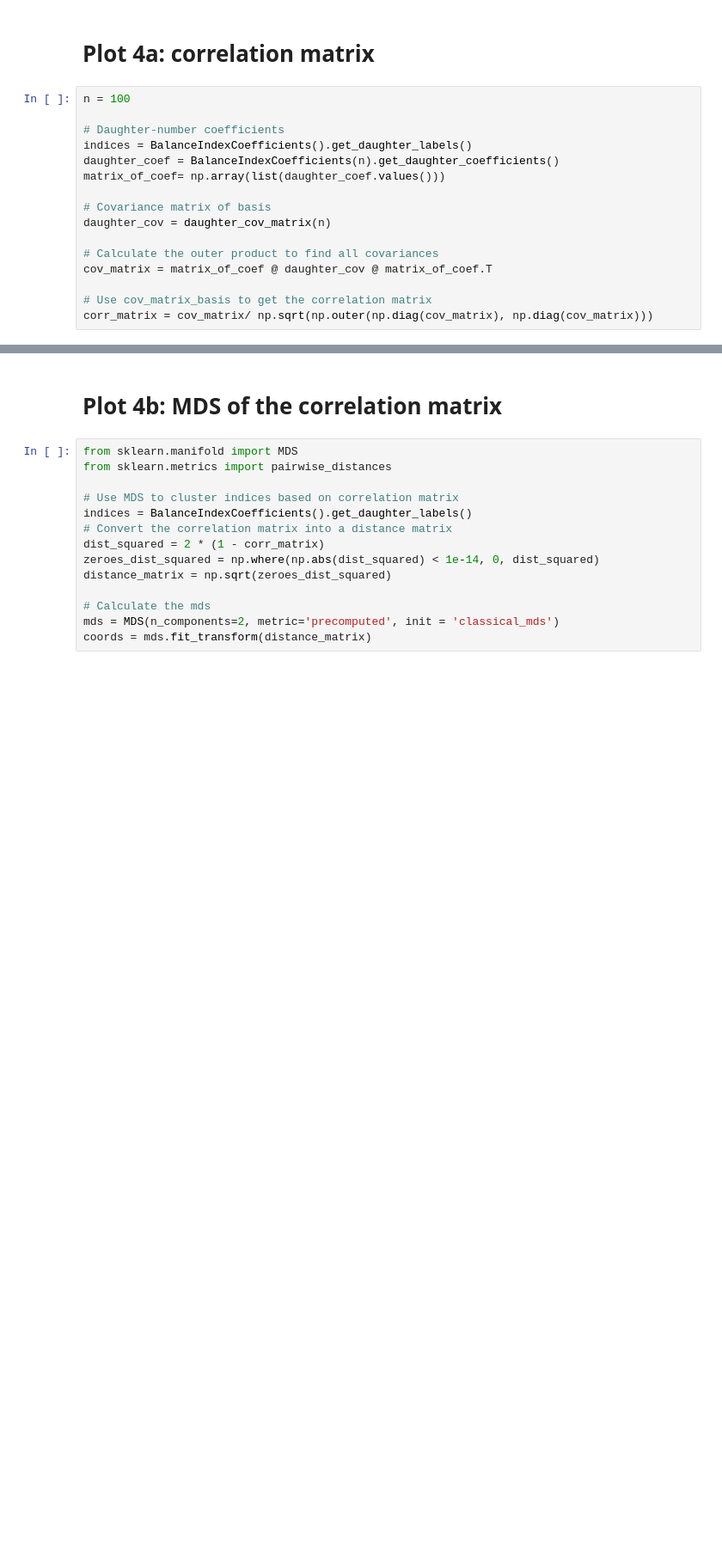
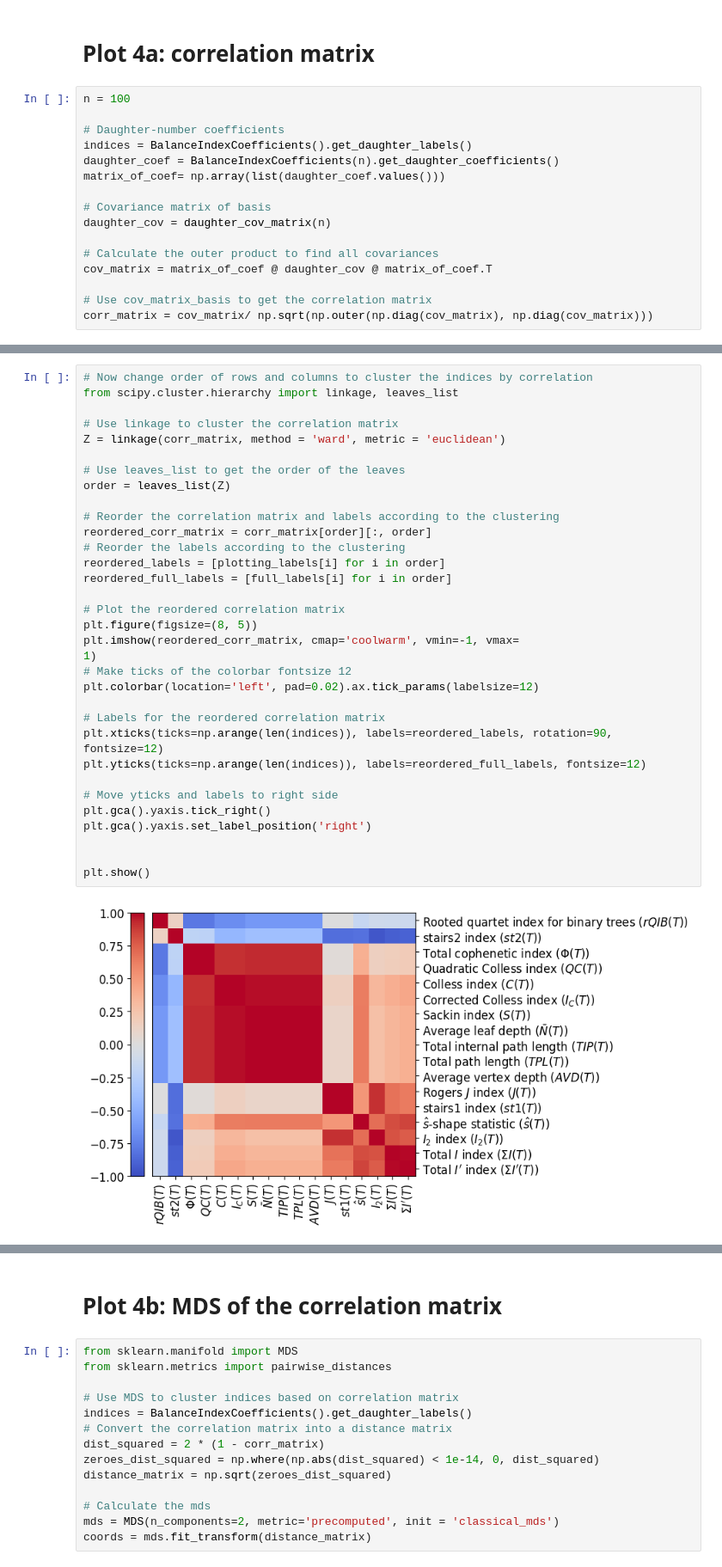
Before and after one commit to dbauman18/phylogenetic_basis_statistics, a Jupyter notebook: notebooks/plot_figures.ipynb, the cells around one changed output, grey strips where cells are left out. Shown at 86% size. Saved outputs shown, nothing was run; the diff lists cells and outputs as text; blank space fills up the shorter version.

```diff
--- a/notebooks/plot_figures.ipynb
+++ b/notebooks/plot_figures.ipynb
@@ -239,3 +232,38 @@ plt.savefig(os.path.join(parent_dir, 'plots', 'correlation_matrix_daughter_basis
 plt.show()
 # %% [output]
 [figure]
+# %%
+# Now change order of rows and columns to cluster the indices by correlation
+from scipy.cluster.hierarchy import linkage, leaves_list
+
+# Use linkage to cluster the correlation matrix
+Z = linkage(corr_matrix, method = 'ward', metric = 'euclidean')
+
+# Use leaves_list to get the order of the leaves
+order = leaves_list(Z)
+
+# Reorder the correlation matrix and labels according to the clustering
+reordered_corr_matrix = corr_matrix[order][:, order]
+# Reorder the labels according to the clustering
+reordered_labels = [plotting_labels[i] for i in order]
+reordered_full_labels = [full_labels[i] for i in order]
+
+# Plot the reordered correlation matrix
+plt.figure(figsize=(8, 5))
+plt.imshow(reordered_corr_matrix, cmap='coolwarm', vmin=-1, vmax=
+1)
+# Make ticks of the colorbar fontsize 12
+plt.colorbar(location='left', pad=0.02).ax.tick_params(labelsize=12)
+
+# Labels for the reordered correlation matrix
+plt.xticks(ticks=np.arange(len(indices)), labels=reordered_labels, rotation=90, fontsize=12)
+plt.yticks(ticks=np.arange(len(indices)), labels=reordered_full_labels, fontsize=12)
+
+# Move yticks and labels to right side
+plt.gca().yaxis.tick_right()
+plt.gca().yaxis.set_label_position('right')
+
+
+plt.show()
+# %% [output]
+[figure, added]
```
Also changed, not shown: parts of 6 cells of this notebook.
